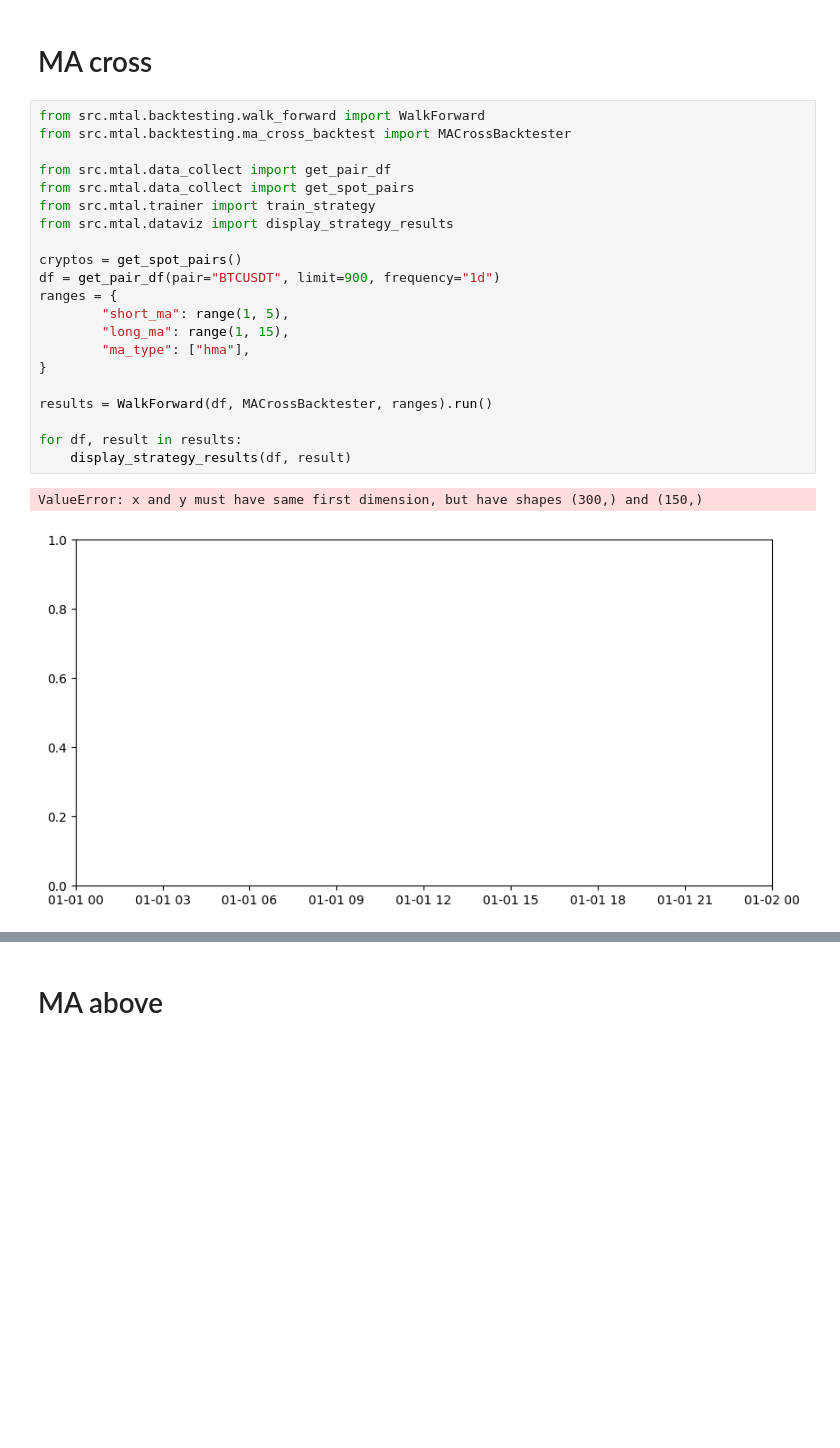
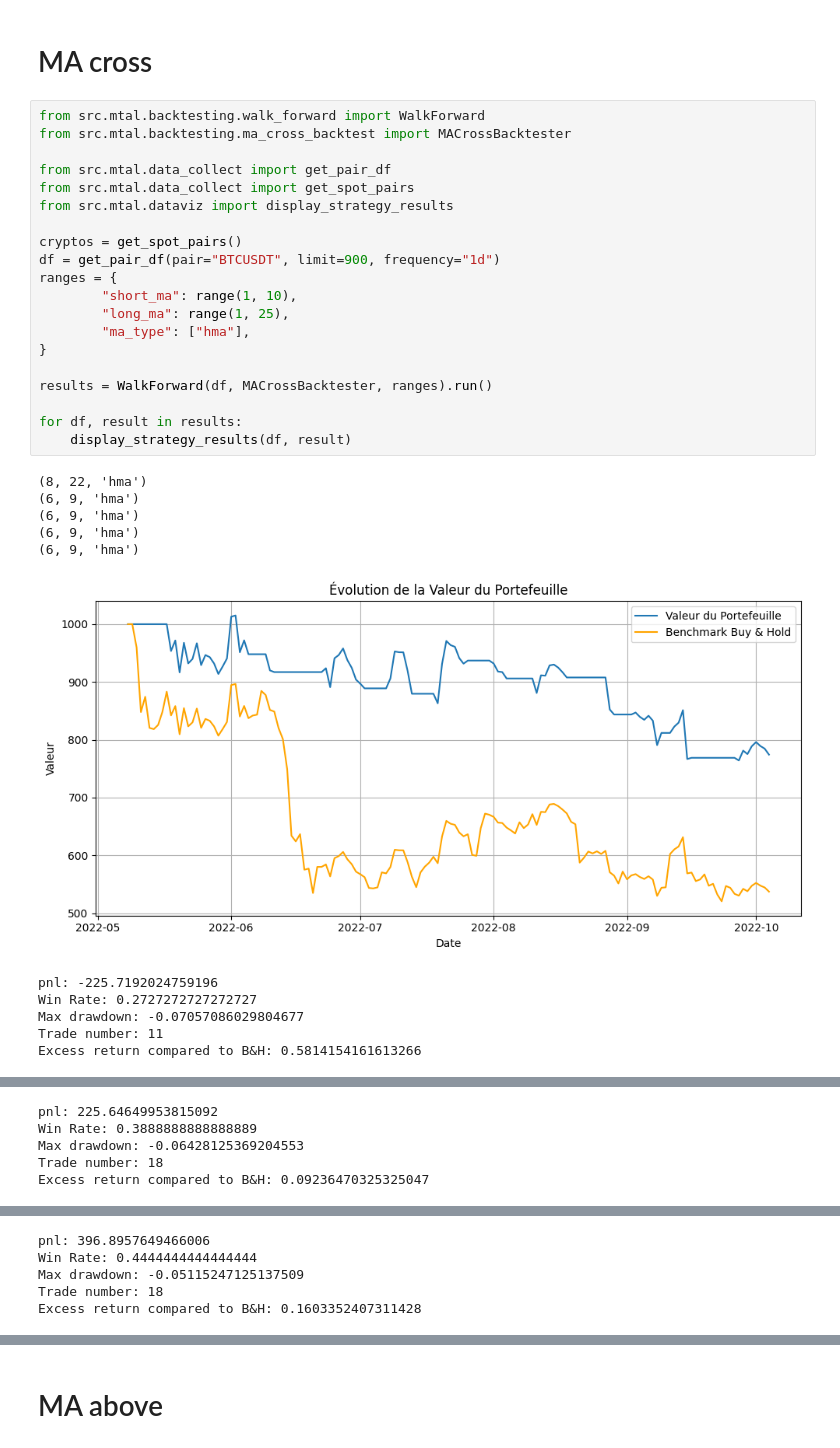
Before and after one commit to Romathonat/MTAL, a Jupyter notebook: notebooks/backtest.ipynb, the cells around one changed output, grey strips where cells are left out. Drawn from its saved outputs; the diff is of its cells as text; blank space fills up the shorter version.

```diff
--- a/notebooks/backtest.ipynb
+++ b/notebooks/backtest.ipynb
@@ -30,24 +30,32 @@ df.head(14)
 # %%
 from src.mtal.backtesting.walk_forward import WalkForward
 from src.mtal.backtesting.ma_cross_backtest import MACrossBacktester
 
 from src.mtal.data_collect import get_pair_df
 from src.mtal.data_collect import get_spot_pairs
-from src.mtal.trainer import train_strategy
 from src.mtal.dataviz import display_strategy_results
 
 cryptos = get_spot_pairs()
 df = get_pair_df(pair="BTCUSDT", limit=900, frequency="1d")
 ranges = {
-        "short_ma": range(1, 5),
-        "long_ma": range(1, 15),
+        "short_ma": range(1, 10),
+        "long_ma": range(1, 25),
         "ma_type": ["hma"],
 }
 
 results = WalkForward(df, MACrossBacktester, ranges).run()
 
 for df, result in results:
     display_strategy_results(df, result)
 # %% [output]
-ValueError: x and y must have same first dimension, but have shapes (300,) and (150,)
+(8, 22, 'hma')
+(6, 9, 'hma')
+(6, 9, 'hma')
+(6, 9, 'hma')
+(6, 9, 'hma')
-[figure, old version]
+[figure, new version]
+pnl: -225.7192024759196
+Win Rate: 0.2727272727272727
+Max drawdown: -0.07057086029804677
+Trade number: 11
+Excess return compared to B&H: 0.5814154161613266
@@ -53,0 +63,5 @@ ValueError: x and y must have same first dimension, but have shapes (300,) and (
+pnl: 225.64649953815092
+Win Rate: 0.3888888888888889
+Max drawdown: -0.06428125369204553
+Trade number: 18
+Excess return compared to B&H: 0.09236470325325047
@@ -53,0 +69,5 @@ ValueError: x and y must have same first dimension, but have shapes (300,) and (
+pnl: 396.8957649466006
+Win Rate: 0.4444444444444444
+Max drawdown: -0.05115247125137509
+Trade number: 18
+Excess return compared to B&H: 0.1603352407311428
```
Also changed, not shown: parts of 9 cells of this notebook, 3 other files.
